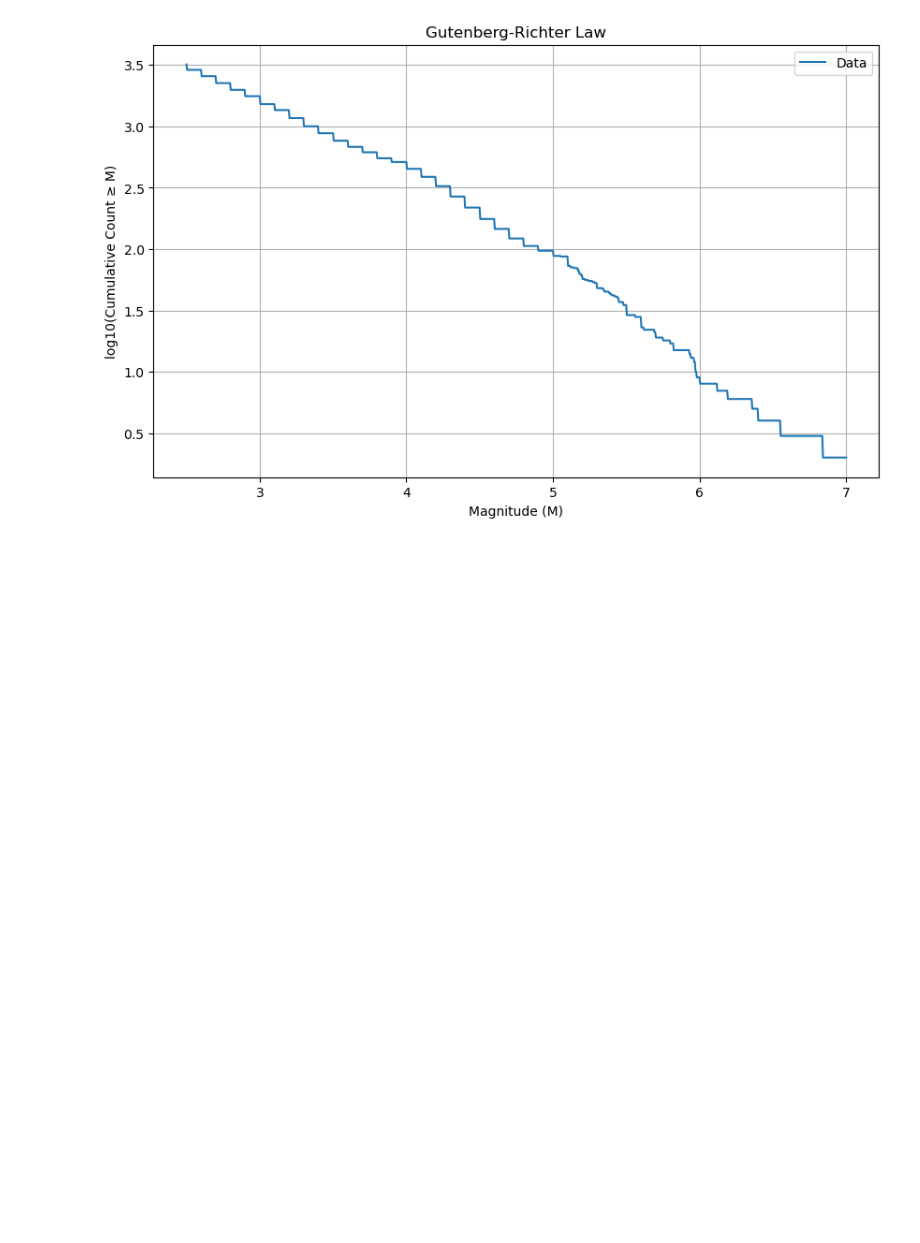
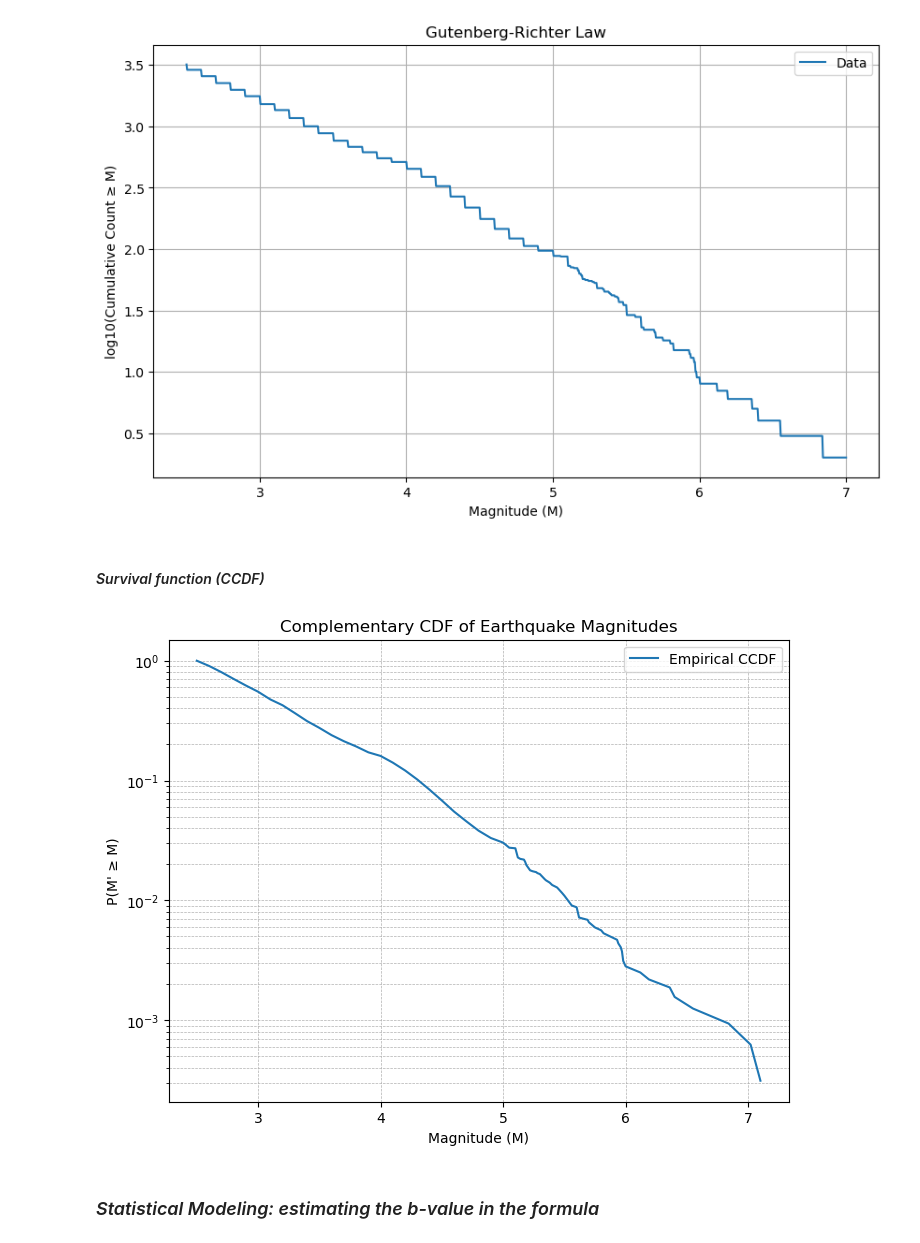
Before and after one commit to Luka-Radulovic/earthquake-statistical-analysis, a Jupyter notebook: data_preprocessing.ipynb, the cells around one changed output. Cells and saved outputs as stored; diff of their text form; code cells hidden in the pictures; blank space fills up the shorter version.

```diff
--- a/data_preprocessing.ipynb
+++ b/data_preprocessing.ipynb
@@ -101,3 +113,26 @@ plt.legend()
 plt.show()
 # %% [output]
 [figure]
+# %% [markdown]
+#### *Survival function (CCDF)*
+# %%
+import numpy as np
+import matplotlib.pyplot as plt
+
+magnitudes = np.sort(magnitudes)
+
+ccdf = np.array([np.sum(magnitudes >= m) / len(magnitudes) for m in magnitudes])
+
+plt.figure(figsize=(8, 6))
+plt.plot(magnitudes, ccdf, linestyle="solid", label='Empirical CCDF')
+plt.yscale('log')
+plt.xlabel("Magnitude (M)")
+plt.ylabel("P(M' ≥ M)")
+plt.title("Complementary CDF of Earthquake Magnitudes")
+plt.grid(True, which='both', linestyle='--', linewidth=0.5)
+plt.legend()
+plt.show()
+# %% [output]
+[figure, added]
+# %% [markdown]
+### *Statistical Modeling: estimating the b-value in the formula*
```
Also changed, not shown: parts of 16 cells of this notebook.
